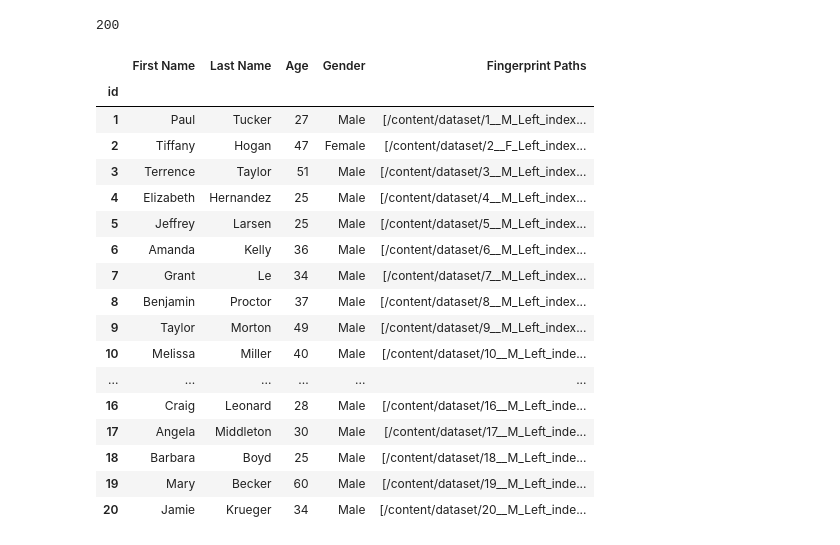
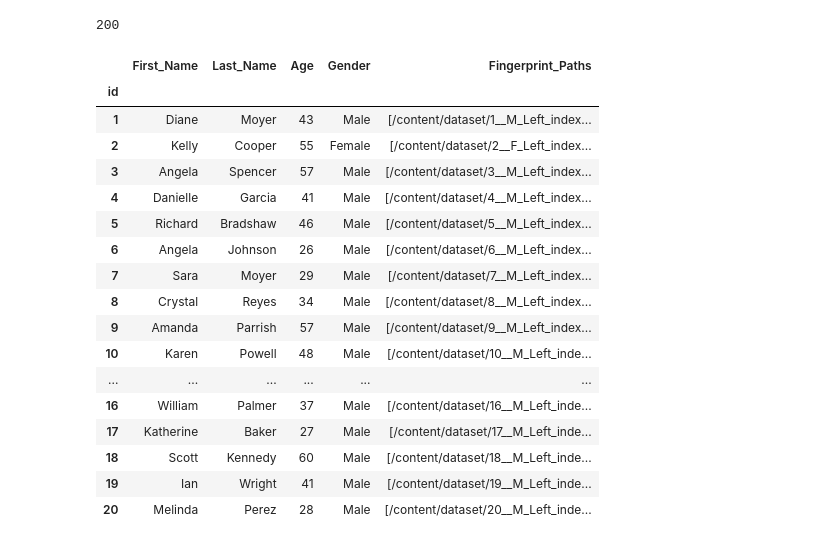
Before and after one commit to 97hackbrian/ArtificialVision, a Jupyter notebook: Exam_2_Coding.ipynb, the cells around one changed output. Cells and saved outputs as stored; diff of their text form; code cells hidden in the pictures.

Commit message:
Listas

```diff
--- a/Exam_2_Coding.ipynb
+++ b/Exam_2_Coding.ipynb
@@ -63,79 +86,74 @@ employee_data = []
 
 files=os.listdir(base_path)
 files = sorted(files)
 print(len(files))
 
 
 #fingers = ["Index", "Little", "Middle", "Ring", "Thumb"]
 fingers_per=10###CANTIDAD DE HUELLAS POR PERSONA
 #hands = ["Left", "Right"]
-fake = Faker()
-fingerprint_paths=[]
-gender=None
-employee_id=None
-count=0
+fake = Faker()# Instacia faker para crear nombres falsos
+fingerprint_paths=[]# Almacenará una lista de para cada empleado
+gender=None# Almacenará el sexo
+employee_id=None# Establecerá un id a cada empleado segun su nombre de archivo
+count=0#Contará cada 10 muestras para identificar a cada empleado segun la var"fingers_per"
 # Generar datos de empleados a partir de las rutas de archivo
-for employees in files:
-  count+=1
-  fingerprint_path = os.path.join(base_path, employees)
-  fingerprint_paths.append(fingerprint_path)
-  if(count==fingers_per):
-    count=0
-    #fingerprint_path = os.path.join(base_path, f'{employee_id}__{gender}_{hand}_{finger}_finger.BMP')
-
-
-    #fingerprint_path=
-
-    gender = "Male" if "__M_" in fingerprint_path else "Female"
+for employees in files:# Itera entre todos los archivos
+  count+=1# Se suma en 1 cada vez que se recorre cada archivo
+  fingerprint_path = os.path.join(base_path, employees)# Se lee la dirección actual de cada empleado
+  fingerprint_paths.append(fingerprint_path)# Se almacena las dirección de las muestras dactilares de cada empleado
+  if(count==fingers_per):# Cada 10 huellas se cuenta un empleado
+    count=0# El contador se reinicia para posteriormente volver a contar las 10 huellas/archivos
+    gender = "Male" if "__M_" in fingerprint_path else "Female"# Se pregunta si el caracter de sexo corresponde a Male o Female y lo almacena en Gender
     #print(gender)
-    match = re.search(r'(\d+)', fingerprint_path)
-    if match:
-      employee_id = int(match.group())
-
+    match = re.search(r'(\d+)', fingerprint_path)# Busca algun digito en la cadena, para posteriomente identificar el id
+    if match:# Si encuentra algun digito en el nombre del archivo
+      employee_id = int(match.group())# Se establece "employee_id" como id del trabajador
+    #Se crea las información de cada empleado con los paths de sus respectivos archivos
     employee_info = {
-        'id':employee_id,
-        'First Name': fake.first_name_female() if "Female" in gender else fake.first_name(),
-        'Last Name': fake.last_name(),
-        'Age': random.randint(24, 60),
-        'Gender': gender,
+        'id':employee_id,#id del empleado
+        'First_Name': fake.first_name_female() if "Female" in gender else fake.first_name(),#Primer nombre para hombre o mujer respectivamente
+        'Last_Name': fake.last_name(),# Segundo nombre al azar
+        'Age': random.randint(24, 60),# Edad randomica
+        'Gender': gender,# Genero
         #'Hand': hand,
         #'Finger': finger,
-        'Fingerprint Paths': fingerprint_paths
+        'Fingerprint_Paths': fingerprint_paths # Append de los paths
     }
-    fingerprint_paths=[]
+    fingerprint_paths=[]# Se vacia la lista para almacenar los nuevos paths de archivos
 
-    employee_data.append(employee_info)
+    employee_data.append(employee_info)# Se adjunta la info de cada empleado
 
 
 # Crear un DataFrame a partir de la lista de datos de empleados
 df = pd.DataFrame(employee_data)
-df = df.sort_values(by='id', ascending=True)
-df = df.set_index('id')
+df = df.sort_values(by='id', ascending=True)# Ordena de manera acendente respecto a la columna id
+df = df.set_index('id')# Defina la columna id como el index del dataframe
 
 pd.set_option('display.max_columns', None)  # Muestra todas las columnas
 pd.set_option('display.max_rows', None)     # Muestra todas las filas
 pd.set_option('display.expand_frame_repr', False)  # Evita que las columnas se ajusten a la pantalla
 
 # Mostrar el DataFrame
 df.head(20)
 #print(df)
 # %% [output]
 200
-|  | First Name | Last Name | Age | Gender | Fingerprint Paths |
+|  | First_Name | Last_Name | Age | Gender | Fingerprint_Paths |
 | id |  |  |  |  |  |
-| 1 | Paul | Tucker | 27 | Male | [/content/dataset/1__M_Left_index... |
-| 2 | Tiffany | Hogan | 47 | Female | [/content/dataset/2__F_Left_index... |
-| 3 | Terrence | Taylor | 51 | Male | [/content/dataset/3__M_Left_index... |
-| 4 | Elizabeth | Hernandez | 25 | Male | [/content/dataset/4__M_Left_index... |
-| 5 | Jeffrey | Larsen | 25 | Male | [/content/dataset/5__M_Left_index... |
-| 6 | Amanda | Kelly | 36 | Male | [/content/dataset/6__M_Left_index... |
-| 7 | Grant | Le | 34 | Male | [/content/dataset/7__M_Left_index... |
-| 8 | Benjamin | Proctor | 37 | Male | [/content/dataset/8__M_Left_index... |
-| 9 | Taylor | Morton | 49 | Male | [/content/dataset/9__M_Left_index... |
-| 10 | Melissa | Miller | 40 | Male | [/content/dataset/10__M_Left_inde... |
+| 1 | Diane | Moyer | 43 | Male | [/content/dataset/1__M_Left_index... |
+| 2 | Kelly | Cooper | 55 | Female | [/content/dataset/2__F_Left_index... |
+| 3 | Angela | Spencer | 57 | Male | [/content/dataset/3__M_Left_index... |
+| 4 | Danielle | Garcia | 41 | Male | [/content/dataset/4__M_Left_index... |
+| 5 | Richard | Bradshaw | 46 | Male | [/content/dataset/5__M_Left_index... |
+| 6 | Angela | Johnson | 26 | Male | [/content/dataset/6__M_Left_index... |
+| 7 | Sara | Moyer | 29 | Male | [/content/dataset/7__M_Left_index... |
+| 8 | Crystal | Reyes | 34 | Male | [/content/dataset/8__M_Left_index... |
+| 9 | Amanda | Parrish | 57 | Male | [/content/dataset/9__M_Left_index... |
+| 10 | Karen | Powell | 48 | Male | [/content/dataset/10__M_Left_inde... |
 | ... | ... | ... | ... | ... | ... |
-| 16 | Craig | Leonard | 28 | Male | [/content/dataset/16__M_Left_inde... |
-| 17 | Angela | Middleton | 30 | Male | [/content/dataset/17__M_Left_inde... |
-| 18 | Barbara | Boyd | 25 | Male | [/content/dataset/18__M_Left_inde... |
-| 19 | Mary | Becker | 60 | Male | [/content/dataset/19__M_Left_inde... |
-| 20 | Jamie | Krueger | 34 | Male | [/content/dataset/20__M_Left_inde... |
+| 16 | William | Palmer | 37 | Male | [/content/dataset/16__M_Left_inde... |
+| 17 | Katherine | Baker | 27 | Male | [/content/dataset/17__M_Left_inde... |
+| 18 | Scott | Kennedy | 60 | Male | [/content/dataset/18__M_Left_inde... |
+| 19 | Ian | Wright | 41 | Male | [/content/dataset/19__M_Left_inde... |
+| 20 | Melinda | Perez | 28 | Male | [/content/dataset/20__M_Left_inde... |
```
Also changed, not shown: parts of 5 cells of this notebook.
